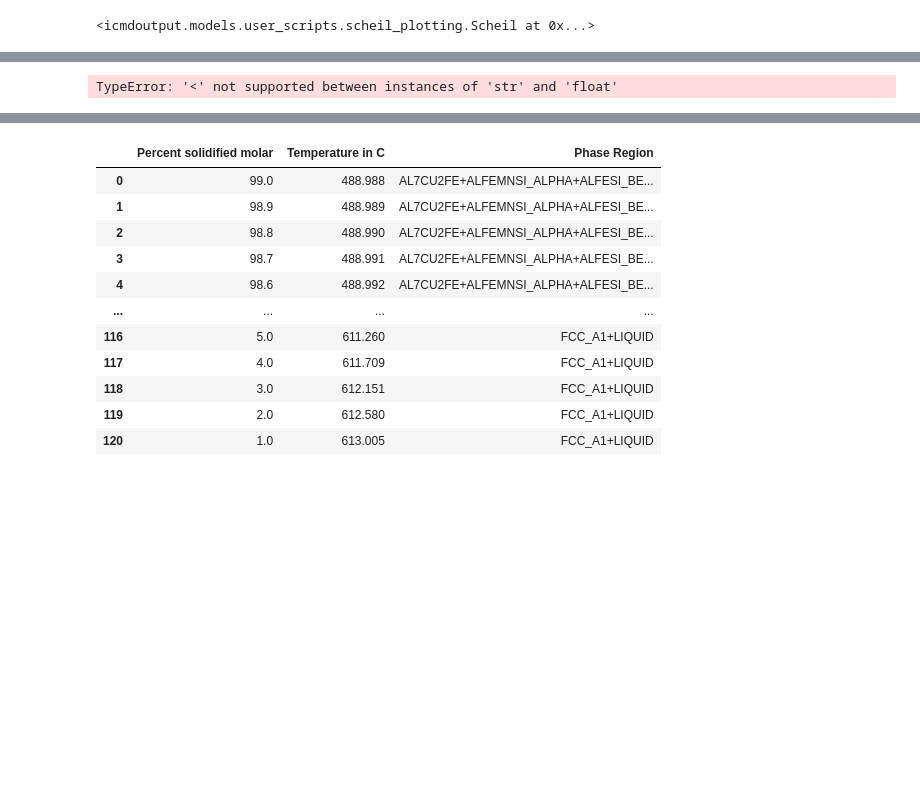
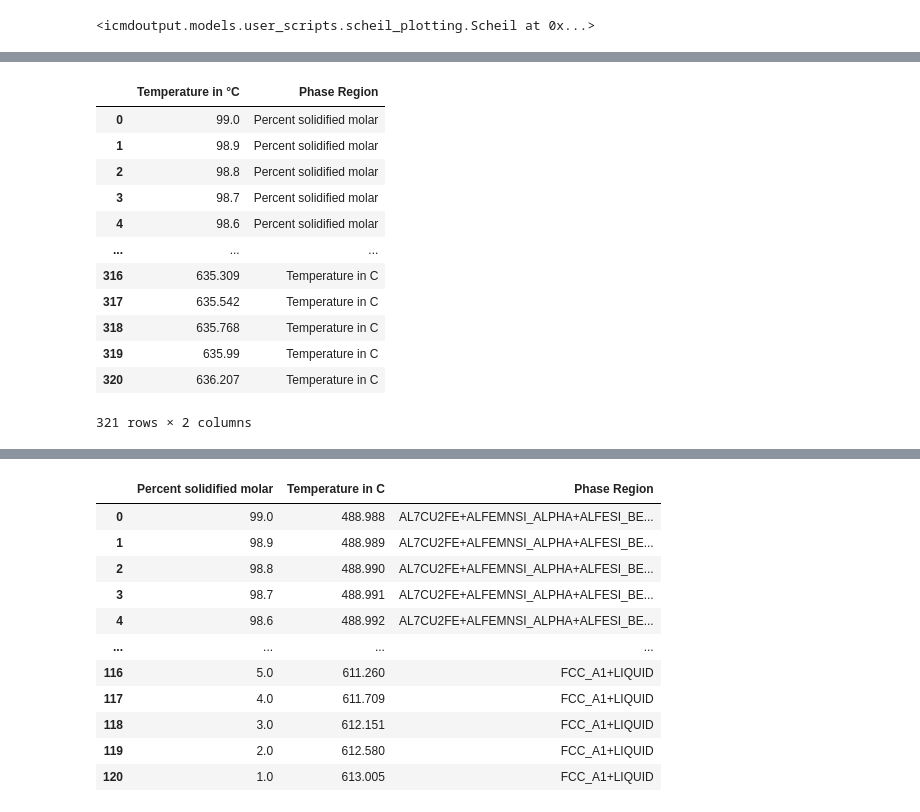
Before and after one commit to PowerPelikan/icmd_json_imports, a Jupyter notebook: jupyterNotebooks/solidification.ipynb, the cells around one changed output, grey strips where cells are left out. Saved outputs shown, nothing was run; the diff lists cells and outputs as text; code cells hidden in the pictures; blank space fills up the shorter version.

```diff
--- a/jupyterNotebooks/solidification.ipynb
+++ b/jupyterNotebooks/solidification.ipynb
@@ -36,9 +36,19 @@ scheil
 # %%
 df_melted = scheil.melt(var_name='Phase Region', value_name='Temperature in °C')
 df_clean = df_melted.dropna(subset=['Temperature in °C'])
 df_clean = df_clean[['Temperature in °C', 'Phase Region']]
-df_clean = df_clean.sort_values(by='Temperature in °C').reset_index(drop=True)
-scheil_df = pd.concat([sol.get_percent_solidified_molar(), df_clean], axis=1)
-scheil_df
+df_clean
 # %% [output]
+|  | Temperature in °C | Phase Region |
+| 0 | 99.0 | Percent solidified molar |
+| 1 | 98.9 | Percent solidified molar |
+| 2 | 98.8 | Percent solidified molar |
+| 3 | 98.7 | Percent solidified molar |
+| 4 | 98.6 | Percent solidified molar |
+| ... | ... | ... |
+| 316 | 635.309 | Temperature in C |
+| 317 | 635.542 | Temperature in C |
+| 318 | 635.768 | Temperature in C |
+| 319 | 635.99 | Temperature in C |
+| 320 | 636.207 | Temperature in C |
-TypeError: '<' not supported between instances of 'str' and 'float'
+321 rows × 2 columns
```
Also changed, not shown: parts of 6 cells of this notebook.
